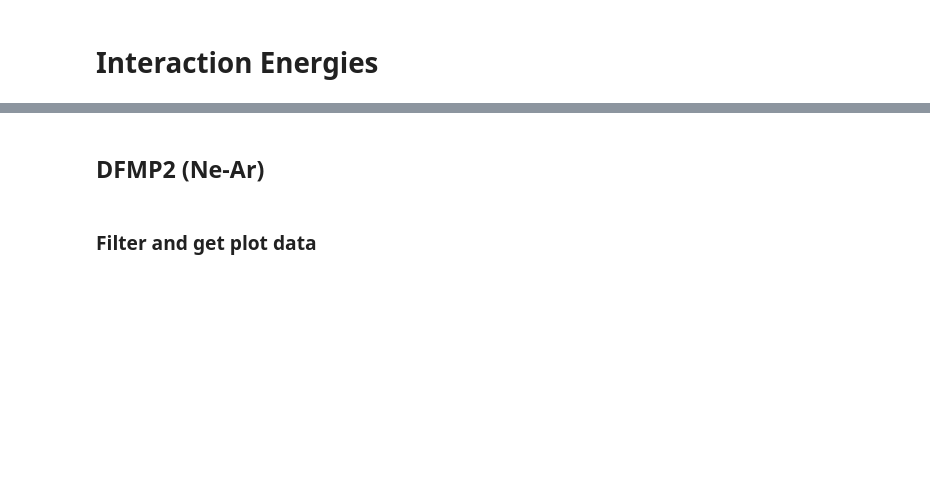
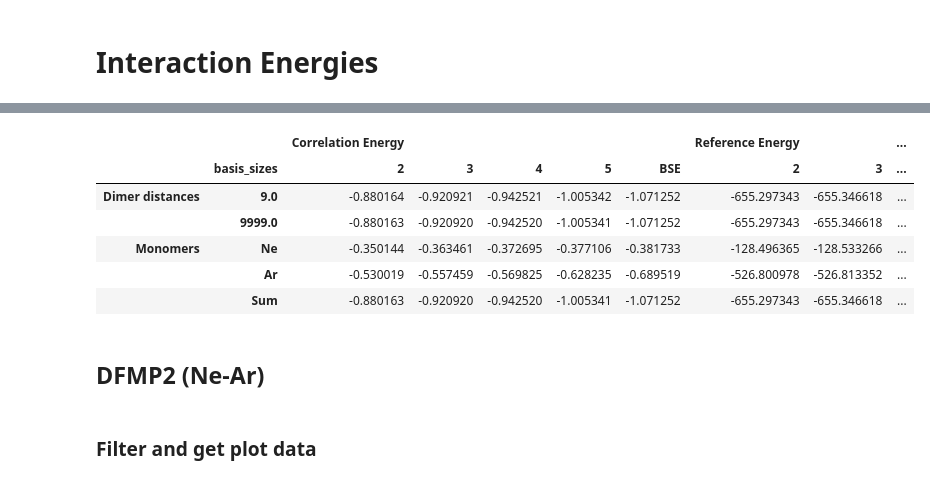
Before and after one commit to shudipto-amin/f12xg_test, a Jupyter notebook: main/systems/Interaction_Analysis.ipynb, the cells around one changed output, grey strips where cells are left out. Saved outputs shown, nothing was run; the diff lists cells and outputs as text; code cells hidden in the pictures; blank space fills up the shorter version.

```diff
--- a/main/systems/Interaction_Analysis.ipynb
+++ b/main/systems/Interaction_Analysis.ipynb
@@ -201,3 +253,13 @@ dfs_xg_by_gamma_set['1.90_1.50_1.70']['frozen']['df']
+# %%
+dfs_f12_by_gamma['1.9']['all electron']['df'].tail()
+# %% [output]
+|  |  | Correlation Energy |  |  |  |  | Reference Energy |  | ... |
+|  | basis_sizes | 2 | 3 | 4 | 5 | BSE | 2 | 3 | ... |
+| Dimer distances | 9.0 | -0.880164 | -0.920921 | -0.942521 | -1.005342 | -1.071252 | -655.297343 | -655.346618 | ... |
+|  | 9999.0 | -0.880163 | -0.920920 | -0.942520 | -1.005341 | -1.071252 | -655.297343 | -655.346618 | ... |
+| Monomers | Ne | -0.350144 | -0.363461 | -0.372695 | -0.377106 | -0.381733 | -128.496365 | -128.533266 | ... |
+|  | Ar | -0.530019 | -0.557459 | -0.569825 | -0.628235 | -0.689519 | -526.800978 | -526.813352 | ... |
+|  | Sum | -0.880163 | -0.920920 | -0.942520 | -1.005341 | -1.071252 | -655.297343 | -655.346618 | ... |
 # %% [markdown]
 ## DFMP2 (Ne-Ar)
 # %% [markdown]
```
Also changed, not shown: parts of 7 cells of this notebook, 2 other files.
